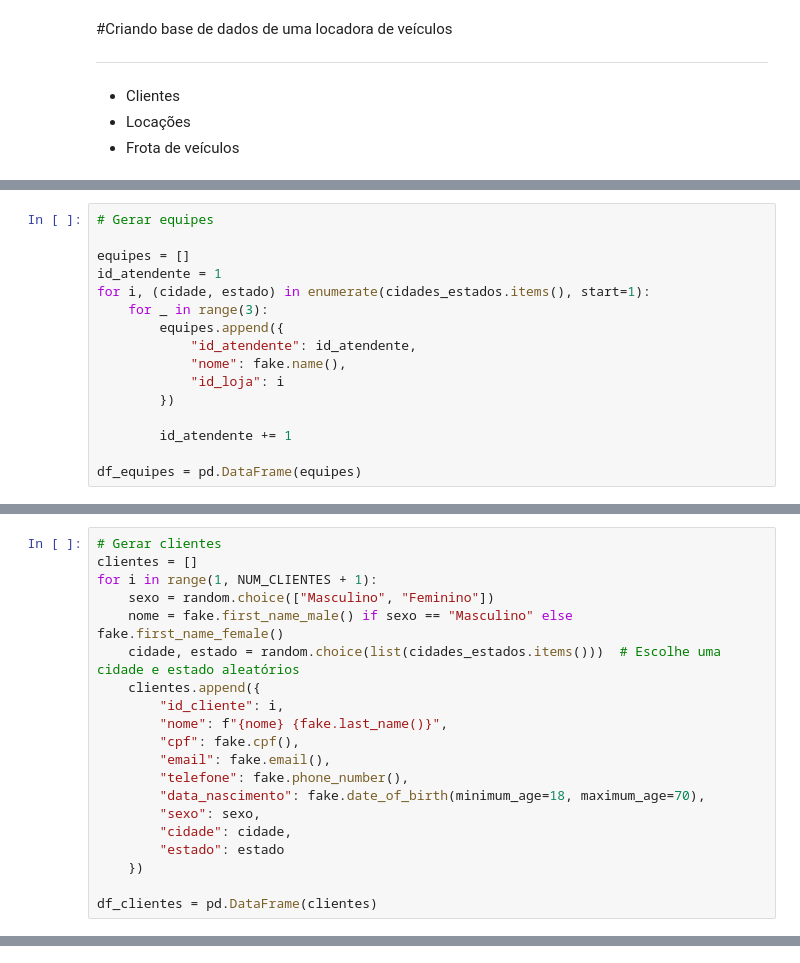
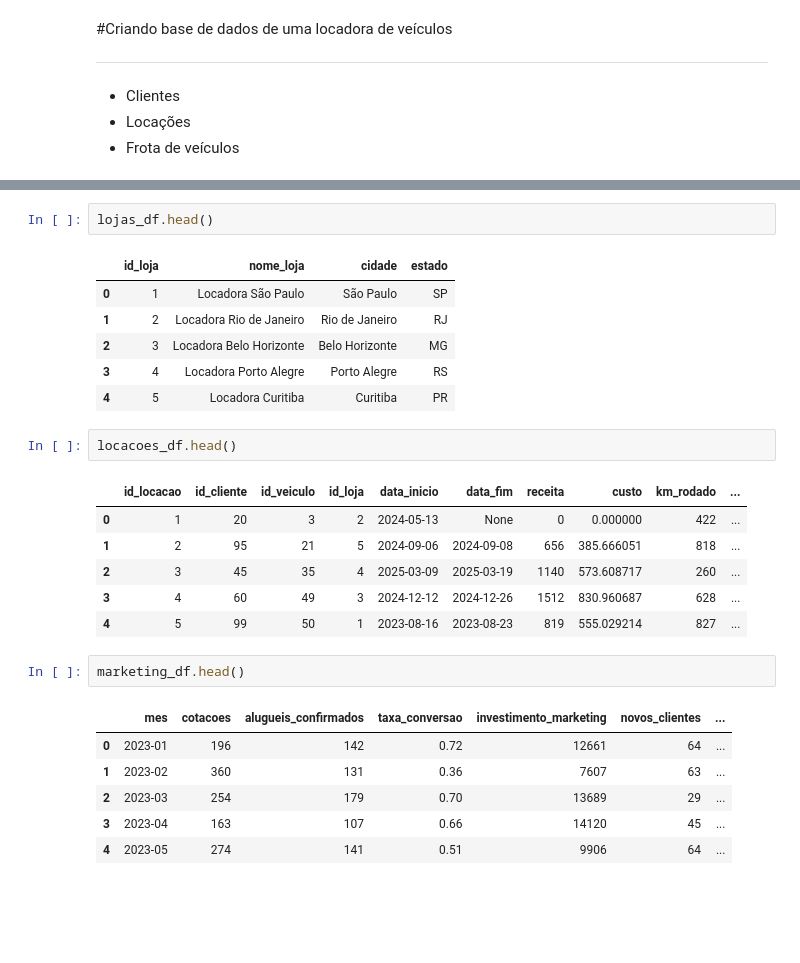
Before and after one commit to fabiobaroliveira/gerador_base_de_dados, a Jupyter notebook: locadora_de_veículos.ipynb, the cells around one changed output, grey strips where cells are left out. Drawn from its saved outputs; the diff is of its cells as text; blank space fills up the shorter version.

```diff
--- a/locadora_de_veículos.ipynb
+++ b/locadora_de_veículos.ipynb
@@ -121,16 +19,0 @@ df_lojas = pd.DataFrame(lojas)
-# %%
-# Gerar equipes
-
-equipes = []
-id_atendente = 1
-for i, (cidade, estado) in enumerate(cidades_estados.items(), start=1):
-    for _ in range(3):
-        equipes.append({
-            "id_atendente": id_atendente,
-            "nome": fake.name(),
-            "id_loja": i
-        })
-
-        id_atendente += 1
-
-df_equipes = pd.DataFrame(equipes)
@@ -139,20 +19,0 @@ df_equipes = pd.DataFrame(equipes)
-# %%
-# Gerar clientes
-clientes = []
-for i in range(1, NUM_CLIENTES + 1):
-    sexo = random.choice(["Masculino", "Feminino"])
-    nome = fake.first_name_male() if sexo == "Masculino" else fake.first_name_female()
-    cidade, estado = random.choice(list(cidades_estados.items()))  # Escolhe uma cidade e estado aleatórios
-    clientes.append({
-        "id_cliente": i,
-        "nome": f"{nome} {fake.last_name()}",
-        "cpf": fake.cpf(),
-        "email": fake.email(),
-        "telefone": fake.phone_number(),
-        "data_nascimento": fake.date_of_birth(minimum_age=18, maximum_age=70),
-        "sexo": sexo,
-        "cidade": cidade,
-        "estado": estado
-    })
-
-df_clientes = pd.DataFrame(clientes)
@@ -323,0 +226,27 @@ files.download('equipes.csv')
+# %%
+lojas_df.head()
+# %% [output]
+|  | id_loja | nome_loja | cidade | estado |
+| 0 | 1 | Locadora São Paulo | São Paulo | SP |
+| 1 | 2 | Locadora Rio de Janeiro | Rio de Janeiro | RJ |
+| 2 | 3 | Locadora Belo Horizonte | Belo Horizonte | MG |
+| 3 | 4 | Locadora Porto Alegre | Porto Alegre | RS |
+| 4 | 5 | Locadora Curitiba | Curitiba | PR |
+# %%
+locacoes_df.head()
+# %% [output]
+|  | id_locacao | id_cliente | id_veiculo | id_loja | data_inicio | data_fim | receita | custo | km_rodado | ... |
+| 0 | 1 | 20 | 3 | 2 | 2024-05-13 | None | 0 | 0.000000 | 422 | ... |
+| 1 | 2 | 95 | 21 | 5 | 2024-09-06 | 2024-09-08 | 656 | 385.666051 | 818 | ... |
+| 2 | 3 | 45 | 35 | 4 | 2025-03-09 | 2025-03-19 | 1140 | 573.608717 | 260 | ... |
+| 3 | 4 | 60 | 49 | 3 | 2024-12-12 | 2024-12-26 | 1512 | 830.960687 | 628 | ... |
+| 4 | 5 | 99 | 50 | 1 | 2023-08-16 | 2023-08-23 | 819 | 555.029214 | 827 | ... |
+# %%
+marketing_df.head()
+# %% [output]
+|  | mes | cotacoes | alugueis_confirmados | taxa_conversao | investimento_marketing | novos_clientes | ... |
+| 0 | 2023-01 | 196 | 142 | 0.72 | 12661 | 64 | ... |
+| 1 | 2023-02 | 360 | 131 | 0.36 | 7607 | 63 | ... |
+| 2 | 2023-03 | 254 | 179 | 0.70 | 13689 | 29 | ... |
+| 3 | 2023-04 | 163 | 107 | 0.66 | 14120 | 45 | ... |
+| 4 | 2023-05 | 274 | 141 | 0.51 | 9906 | 64 | ... |
```
Also changed, not shown: parts of 24 cells of this notebook.
